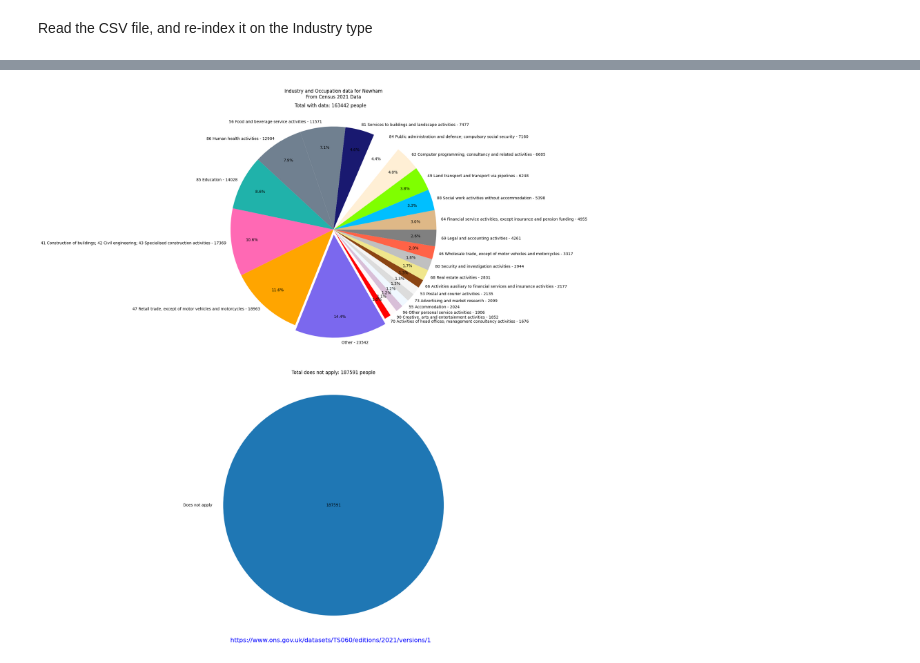
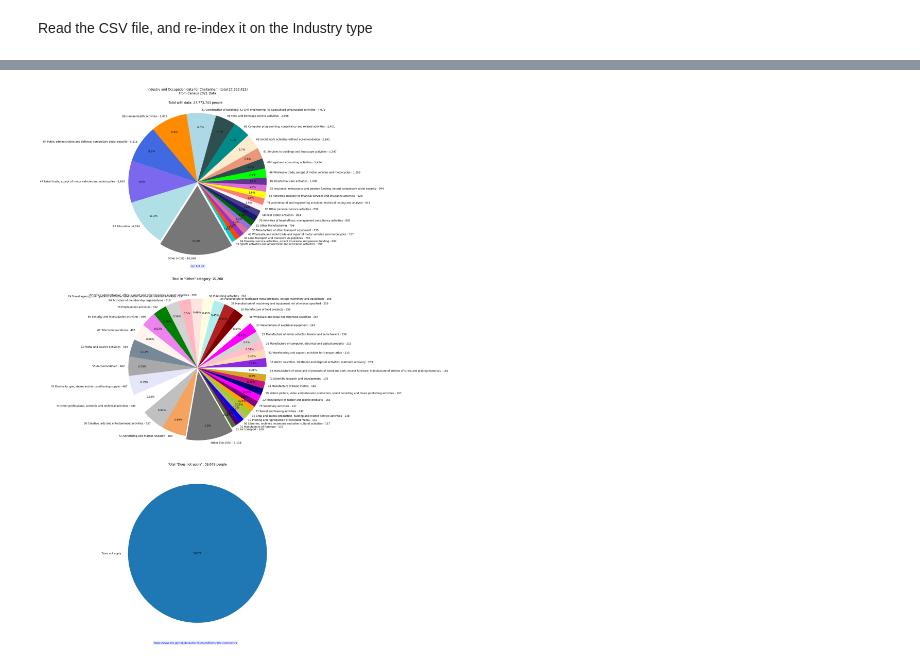
Before and after one commit to alifeee/occupation-data, a Jupyter notebook: plot.ipynb, the cells around one changed output, grey strips where cells are left out. Saved outputs shown, nothing was run; the diff lists cells and outputs as text; code cells hidden in the pictures.

```diff
--- a/plot.ipynb
+++ b/plot.ipynb
@@ -66,12 +47,0 @@ Group categories which have less than 1% of the occupation share into "Other"
-# %%
-SOME_THRESHOLD = total_applies / 100
-
-def combine_other(row):
-    if row["Observation"] < SOME_THRESHOLD:
-        return 'Other'
-    return row.name
-
-localdf.loc[:, 'combined_label'] = localdf.apply(combine_other, axis=1)
-
-pdf = localdf.groupby('combined_label').sum(numeric_only=True)
-pdf.tail()
@@ -88,6 +47,0 @@ Set up a list of colours we can index by occupation type, so that colours stay t
-# %%
-prop_cycle = plt.rcParams['axes.prop_cycle']
-colours = list(matplotlib.colors.cnames.items())
-random.seed(21412562)
-random.shuffle(colours)
-colours = colours[:-1]
@@ -98,60 +81,74 @@ make one pie chart for occupations, and one for "does not apply", to show contex
 # %%
-
-pdf = pdf.sort_values(by="Observation")
-
-fig = plt.figure(figsize=(10, 20))
-ax, ax2 = fig.subplots(2, 1)
+fig = plt.figure(figsize=(10, 30))
+ax, axo1, ax2 = fig.subplots(3, 1)
 fig.tight_layout()
 
-obscolours = []
-for i in pdf["Industry (current) (88 categories) Code"]:
-    if i > len(colours):
-        c = colours[0][1]
-    else:
-        c = colours[i % len(colours)][1]
-    obscolours.append(c)
+localdf = localdf.sort_values(by="Observation")
+ax.pie(
+    localdf["Observation"],
+    labels=[f"{ind if ind != 'Other' else 'Other (<1%)'} - {localdf['Observation'][ind]:,}" for ind in localdf.index],
+    autopct='%.1f%%',
+    colors=localdf["colour"],
+    explode=[0.05 if b == "Other" else 0 for b in localdf.index],
+    pctdistance=0.8,
+    labeldistance=1.05,
+    startangle=-60,
+    radius=1,
+)
+txt = ax.text(
+  0.5,
+  0.01,
+  "see full list",
+  ha="center",
+  url=f'./list.cgi?r={LOCATION}',
+  color="blue",
+  transform=ax.transAxes,
+)
+txt.set_bbox(dict(boxstyle="square", ec=(1., 0.5, 0.5),alpha=0.1,url=txt.get_url()))
 
-ax.pie(
-    pdf["Observation"],
-    labels=[f"{ind} - {pdf['Observation'][ind]}" for ind in pdf.index],
-    autopct='%.1f%%',
-    colors=obscolours,
-    explode=[0.05 if b == "Other" else 0 for b in pdf.index],
+otherdf1 = otherdf1.sort_values(by="Observation")
+other1total = otherdf1["Observation"].sum()
+axo1.pie(
+    otherdf1["Observation"],
+    labels=[f"{ind if ind != 'Other' else 'Other (<0.15%)'} - {otherdf1['Observation'][ind]:,}" for ind in otherdf1.index],
+    autopct=lambda pct: f"{pct * other1total / total:.2}%",
+    colors=otherdf1["colour"],
+    explode=[0.05 if b == "Other" else 0 for b in otherdf1.index],
     pctdistance=0.8,
     labeldistance=1.05,
     startangle=-60,
     radius=1,
 )
 
-ratio = DNA_number / total_applies
-
+ratio = DNA_number / total
 ax2.pie(
     [DNA_number],
     labels=["Does not apply"],
     radius=numpy.sqrt(ratio),
     autopct=lambda pct: DNA_number,
     pctdistance=0,
 )
 
-ax.set_title(f"Industry and Occupation data for {LOCATION}\nFrom Census 2021 Data")
-ax2.set_title(f"Total does not apply: {DNA_number} people")
-plt.suptitle(f"Total with data: {total_applies} people")
+ax.set_title(f"Industry and Occupation data for {LOCATION} (total {DNA_number + total_applies:,})\nFrom Census 2021 Data")
+ax2.set_title(f'Total \"Does not apply\": {DNA_number:,} people')
+axo1.set_title(f'Total in "Other" category: {other1total:,}')
+plt.suptitle(f"Total with data: {total_applies:,} people")
 
-plt.figtext(
+txt = plt.figtext(
   0.5,
   0.01,
   "https://www.ons.gov.uk/datasets/TS060/editions/2021/versions/1",
   ha="center",
-  fontsize=16,
   url='https://www.ons.gov.uk/datasets/TS060/editions/2021/versions/1',
   color="blue",
 )
+txt.set_bbox(dict(boxstyle="square", ec=(1., 0.5, 0.5),alpha=0.1,url=txt.get_url()))
 
 plt.savefig(
     f"{LOCATION}_occupation_pie.svg",
     bbox_inches="tight",
 )
 
 plt.show()
 # %% [output]
-[figure, old version]
+[figure, new version]
```
Also changed, not shown: parts of 11 cells of this notebook.
